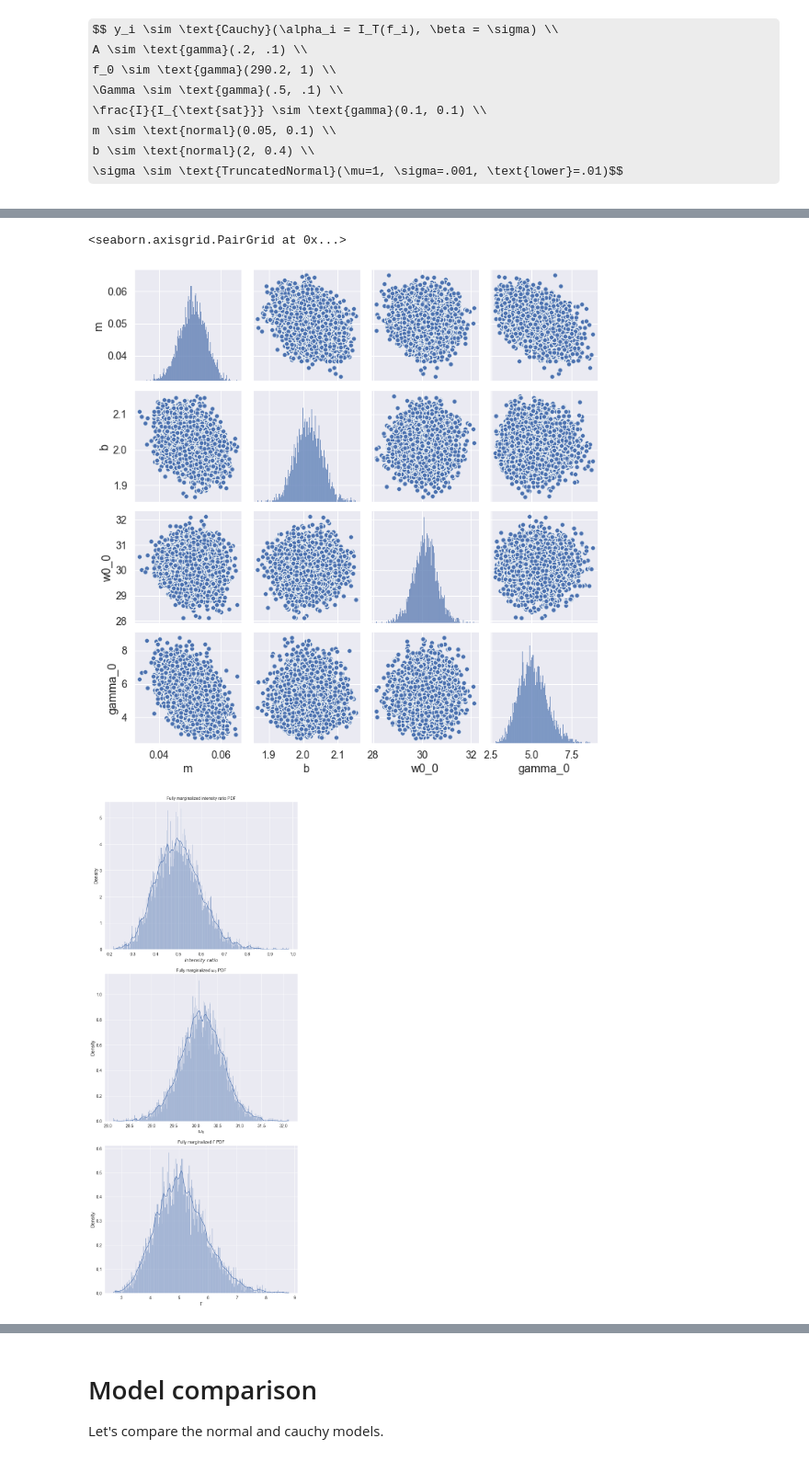
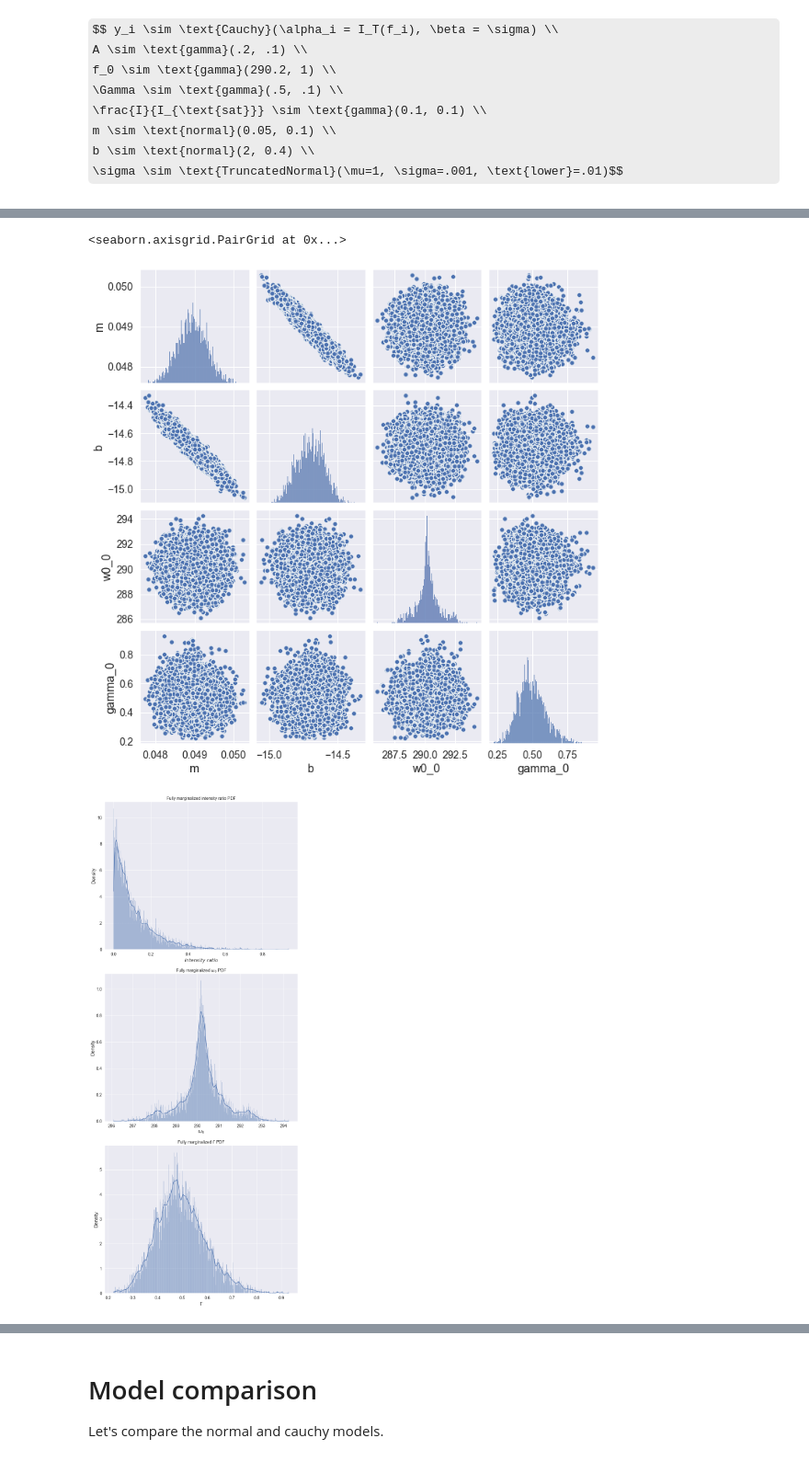
Before and after one commit to phys201/FluorescenceSpectroscopy, a Jupyter notebook: documentation.ipynb, the cells around one changed output, grey strips where cells are left out. Shown at 92% size. Saved outputs shown, nothing was run; the diff lists cells and outputs as text; code cells hidden in the pictures; some formulas as TeX source.

```diff
--- a/documentation.ipynb
+++ b/documentation.ipynb
@@ -400,7 +421,7 @@ with generative_model:
     trace_cauchy = pm.sample(return_inferencedata=True, tune=5000, draws=2000)
     plt.tight_layout()
 
-posterior = trace.posterior.to_dataframe()
+posterior_cauchy = trace_cauchy.posterior.to_dataframe()
 # %% [output]
 Auto-assigning NUTS sampler...
 Initializing NUTS using jitter+adapt_diag...
@@ -412,43 +433,42 @@ The acceptance probability does not match the target. It is 0.621147253793248, b
 <Figure size 720x576 with 0 Axes>
 # %%
-sns.pairplot(posterior.drop('prediction', axis=1), vars=['m','b','w0_0', 'gamma_0'])
+sns.pairplot(posterior_cauchy.drop('prediction', axis=1), vars=['m','b','w0_0', 'gamma_0'])
 # %% [output]
 <seaborn.axisgrid.PairGrid at 0x...>
-[figure, old version]
+[figure, new version]
 # %%
 fig, (ax1, ax2, ax3) = plt.subplots(3, figsize=(10, 24))
 
-marg_intensity_ratio = sns.histplot(posterior.intensity_ratio_0,
+marg_intensity_ratio = sns.histplot(posterior_cauchy.intensity_ratio_0,
                                     fill=True, stat="density",
                                     kde=True,
                                     ax=ax1
                                     )
 marg_intensity_ratio.set(xlabel='$intensity \ ratio$',
                          title='Fully marginalized intensity ratio PDF'
                          );
 
-
-marg_w0 = sns.histplot(posterior.w0_0,
+marg_w0 = sns.histplot(posterior_cauchy.w0_0,
                        fill=True, stat="density",
                        kde=True,
                        ax=ax2
                       )
 marg_w0.set(xlabel='$\omega_0$',
             title='Fully marginalized $\omega_0$ PDF'
             );
 
-marg_gamma = sns.histplot(posterior.gamma_0,
+marg_gamma = sns.histplot(posterior_cauchy.gamma_0,
                           fill=True, stat="density",
                           kde=True,
                           ax=ax3
                          )
 marg_gamma.set(xlabel='$\Gamma$',
                title='Fully marginalized $\Gamma$ PDF'
                );
 
 plt.tight_layout()
 # %% [output]
-[figure, old version]
+[figure, new version]
 # %%
 summary_cauchy = az.summary(trace_cauchy, hdi_prob=.95)[0:6]
 summary_cauchy
```
Also changed, not shown: parts of 17 cells of this notebook.
